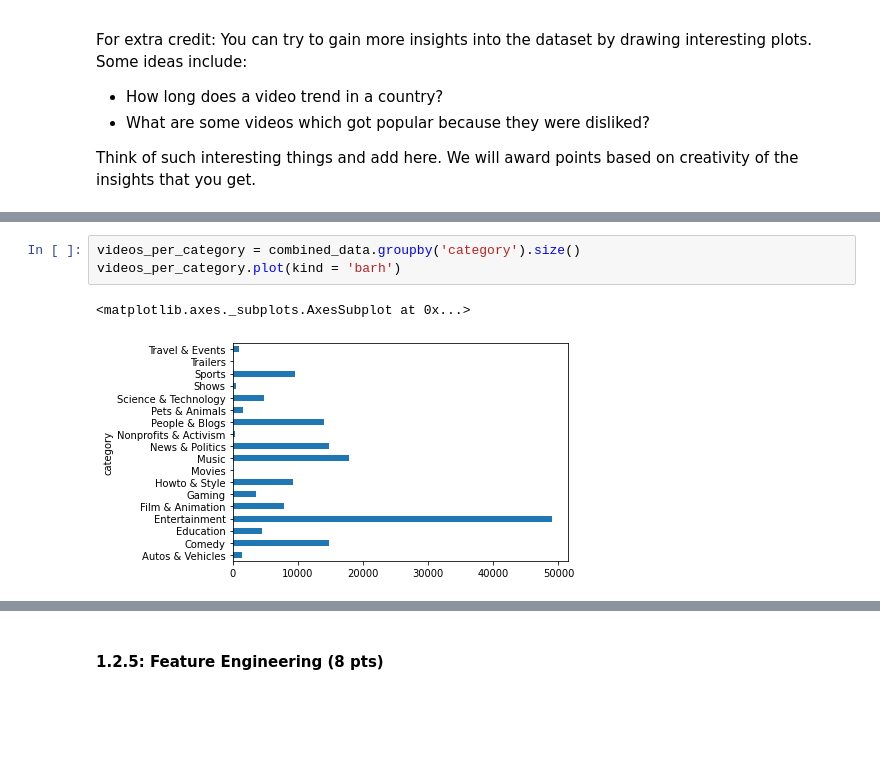
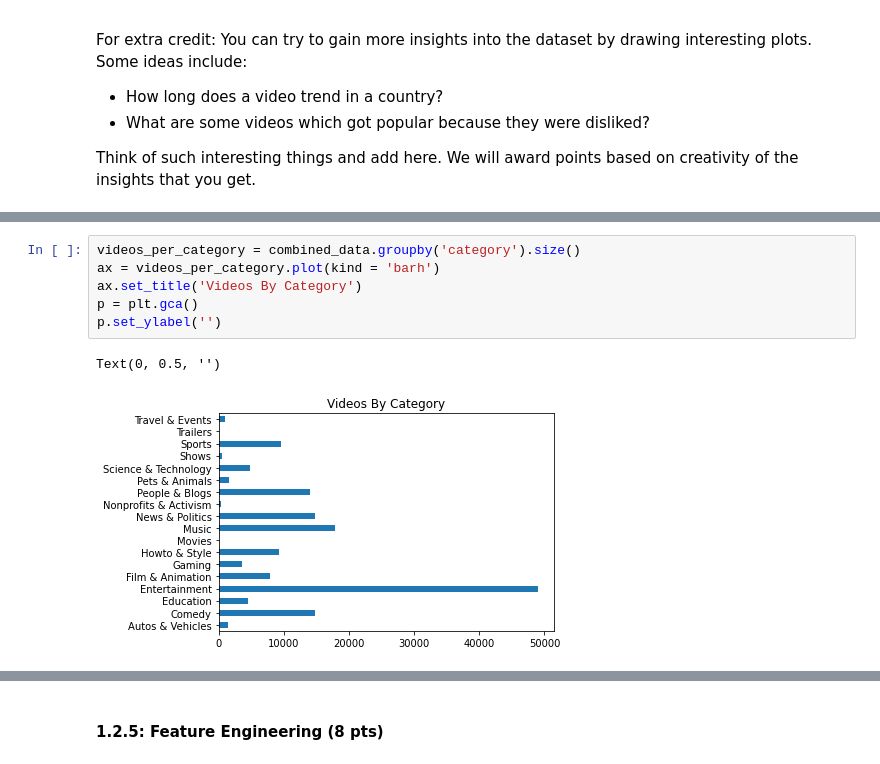
Before and after one commit to spatank/CIS-545, a Jupyter notebook: Homework_4_SPP.ipynb, the cells around one changed output, grey strips where cells are left out. Saved outputs shown, nothing was run; the diff lists cells and outputs as text; blank space fills up the shorter version.

```diff
--- a/Homework_4_SPP.ipynb
+++ b/Homework_4_SPP.ipynb
@@ -360,7 +360,10 @@ combined_data.head(2)
 | 1 | 2017-11-14 | पीरियड्स के समय, पेट पर पति करता ... | HJ NEWS | 25 | News & Politics | 2017-11-13 05:43:56+00:00 | पीरियड्स के समय|"पेट पर पति करता ... | 590101 | 735 | ... |
 # %%
 videos_per_category = combined_data.groupby('category').size()
-videos_per_category.plot(kind = 'barh')
+ax = videos_per_category.plot(kind = 'barh')
+ax.set_title('Videos By Category')
+p = plt.gca()
+p.set_ylabel('')
 # %% [output]
-<matplotlib.axes._subplots.AxesSubplot at 0x...>
+Text(0, 0.5, '')
-[figure, old version]
+[figure, new version]
```
Also changed, not shown: parts of 4 cells of this notebook.
